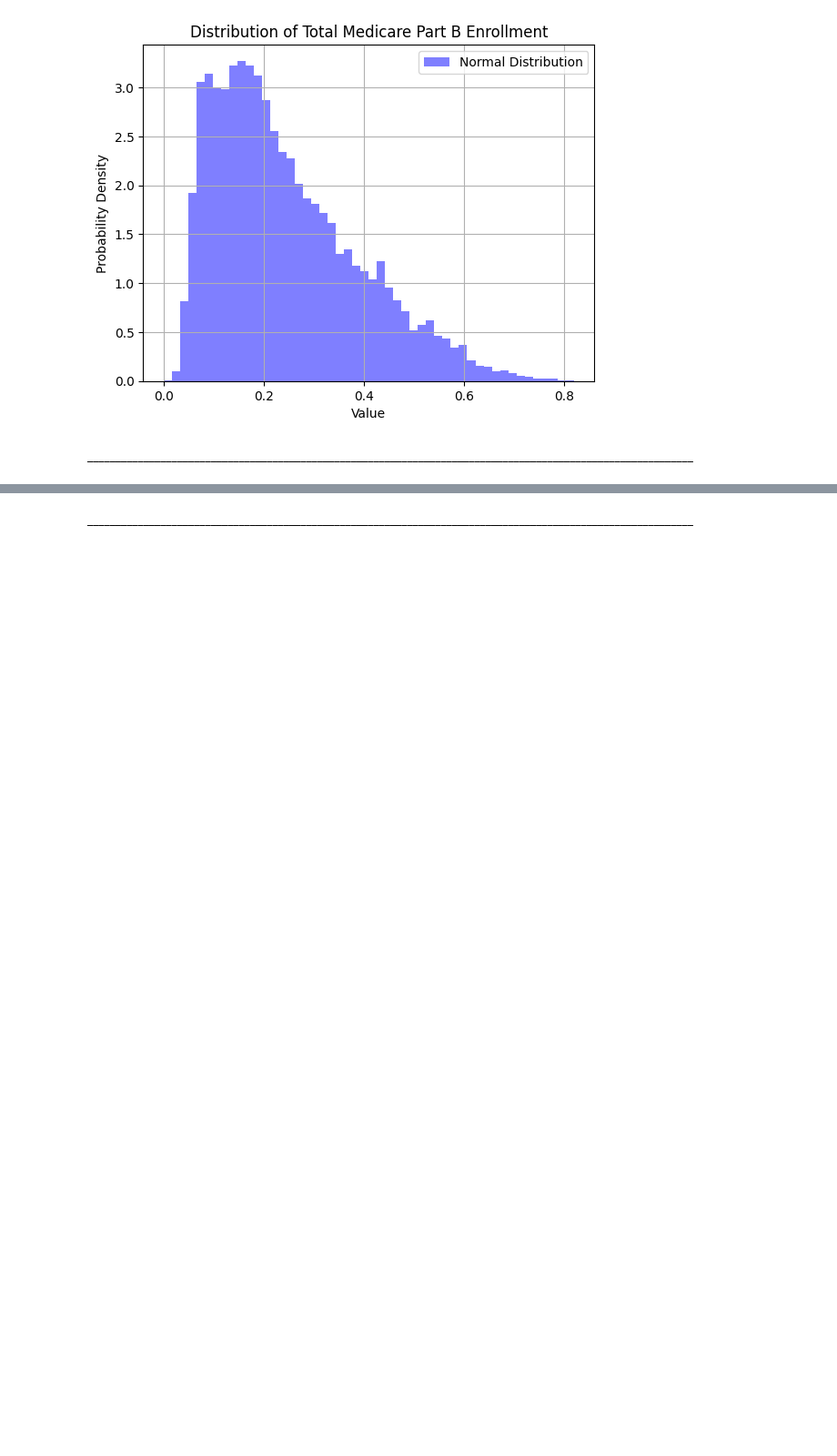
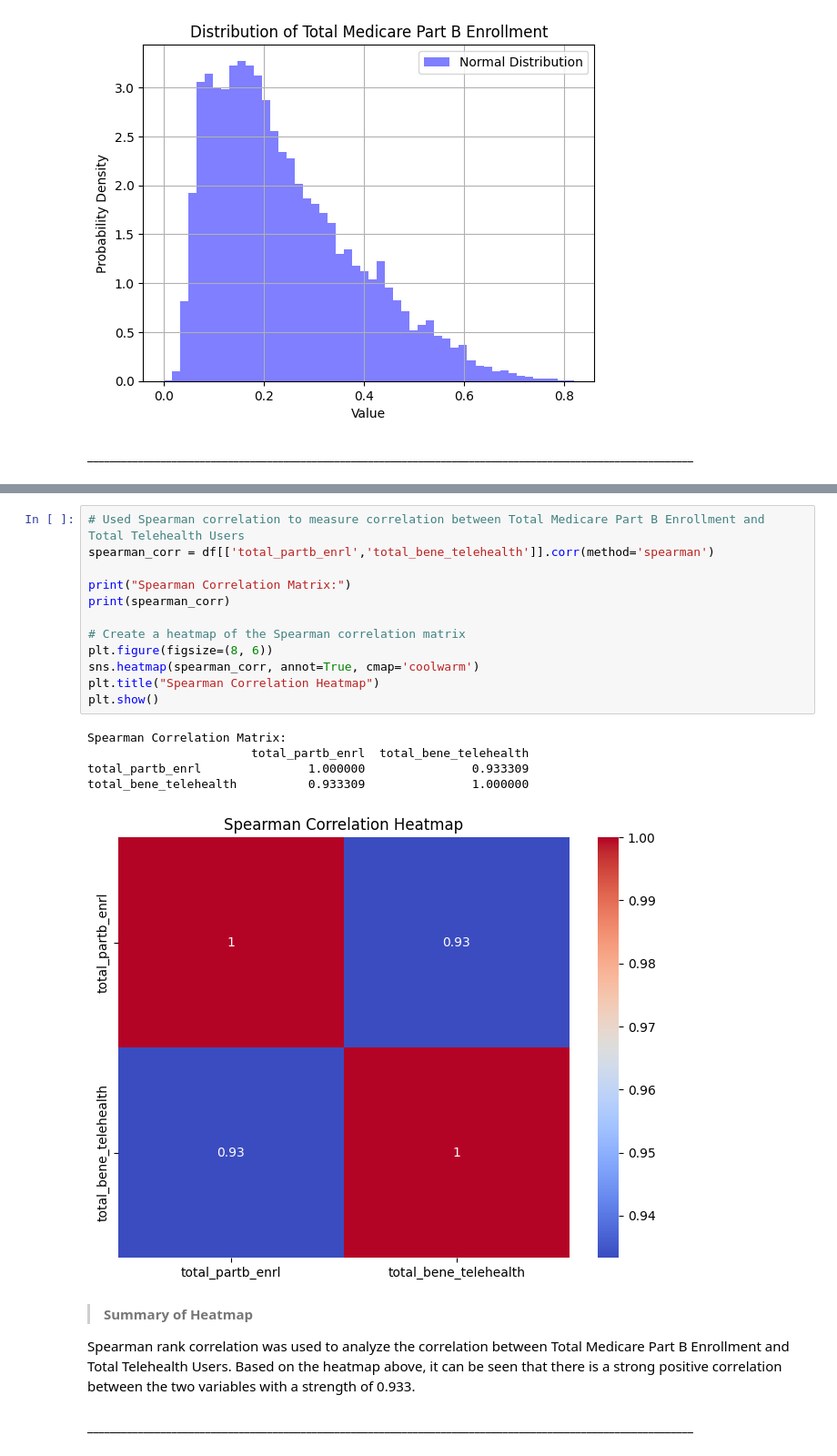
Before and after one commit to c-susan/datasci_3_eda, a Jupyter notebook: hha507assignment3.ipynb, the cells around one changed output, grey strips where cells are left out. Shown: that part at 91% size. Saved outputs shown, nothing was run; the diff lists cells and outputs as text; blank space fills up the shorter version.

```diff
--- a/hha507assignment3.ipynb
+++ b/hha507assignment3.ipynb
@@ -318,3 +331,27 @@ plt.show()
+# %%
+# Used Spearman correlation to measure correlation between Total Medicare Part B Enrollment and Total Telehealth Users
+spearman_corr = df[['total_partb_enrl','total_bene_telehealth']].corr(method='spearman')
+
+print("Spearman Correlation Matrix:")
+print(spearman_corr)
+
+# Create a heatmap of the Spearman correlation matrix
+plt.figure(figsize=(8, 6))
+sns.heatmap(spearman_corr, annot=True, cmap='coolwarm')
+plt.title("Spearman Correlation Heatmap")
+plt.show()
+# %% [output]
+Spearman Correlation Matrix:
+                       total_partb_enrl  total_bene_telehealth
+total_partb_enrl               1.000000               0.933309
+total_bene_telehealth          0.933309               1.000000
+[figure, added]
+# %% [markdown]
+
+
+> **Summary of Heatmap**
+
+Spearman rank correlation was used to analyze the correlation between Total Medicare Part B Enrollment and Total Telehealth Users. Based on the heatmap above, it can be seen that there is a strong positive correlation between the two variables with a strength of 0.933.
 # %% [markdown]
 **____________________________________________________________________________________________________________**
 # %% [markdown]
```
Also changed, not shown: parts of 9 cells of this notebook.
